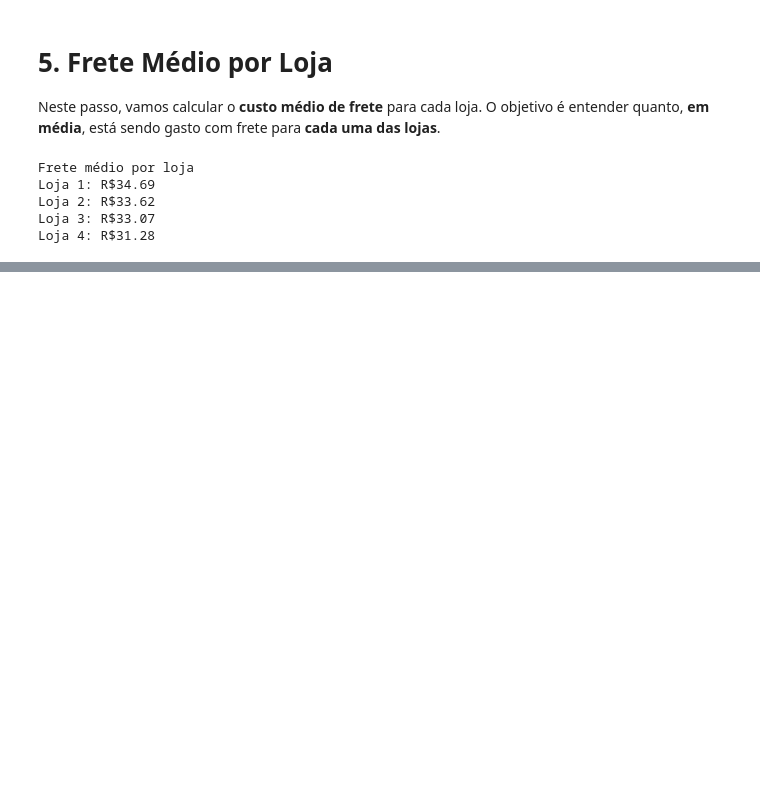
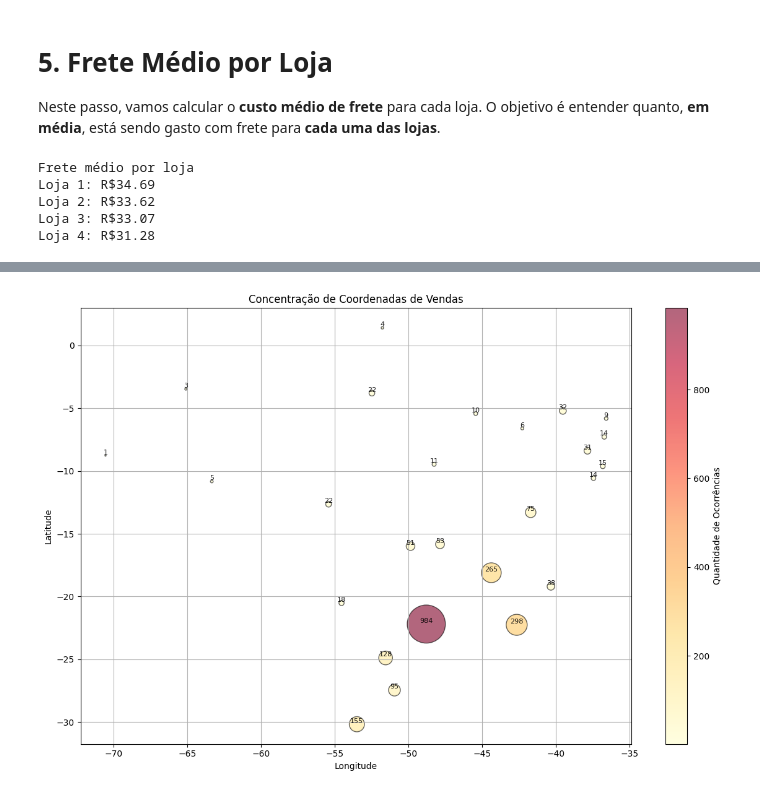
Before and after one commit to brunorm86/challenge1-data-science, a Jupyter notebook: AluraStoreBr.ipynb, the cells around one changed output, grey strips where cells are left out. Cells and saved outputs as stored; diff of their text form; code cells hidden in the pictures; blank space fills up the shorter version.

```diff
--- a/AluraStoreBr.ipynb
+++ b/AluraStoreBr.ipynb
@@ -435,0 +428,6 @@ Loja 4: R$31.28
+# %%
+latitudes = [loja["lat"].tolist() for loja in lojas]
+longitudes = [loja["lon"].tolist() for loja in lojas]
+
+latitudes = latitudes[0]
+longitudes = longitudes[0]
@@ -435,0 +441,44 @@ Loja 4: R$31.28
+# %%
+# Agrupar coordenadas repetidas
+coordenadas = list(zip(latitudes, longitudes))
+contagem = Counter(coordenadas)
+
+# Separar coordenadas únicas e suas frequências
+latitudes_unicas = [coord[0] for coord in contagem.keys()]
+longitudes_unicas = [coord[1] for coord in contagem.keys()]
+frequencias = [contagem[coord] for coord in contagem.keys()]
+
+# Criar o gráfico
+plt.figure(figsize=(12, 8))
+scatter = plt.scatter(
+    longitudes_unicas,
+    latitudes_unicas,
+    s=[f * 2 for f in frequencias],  # Ajuste o multiplicador conforme o visual
+    alpha=0.6,
+    edgecolors='k',
+    c=frequencias,
+    cmap='YlOrRd'
+)
+
+# Adicionar os valores de frequência em cada ponto
+for lon, lat, freq in zip(longitudes_unicas, latitudes_unicas, frequencias):
+    plt.text(
+        lon,
+        lat + 0.01,  # Deslocamento vertical para não sobrepor
+        str(freq),
+        fontsize=8,
+        ha='center',
+        va='bottom',
+        color='black',
+        alpha=0.9
+    )
+
+plt.colorbar(scatter, label='Quantidade de Ocorrências')
+plt.title('Concentração de Coordenadas de Vendas')
+plt.xlabel('Longitude')
+plt.ylabel('Latitude')
+plt.grid(True)
+plt.tight_layout()
+plt.show()
+# %% [output]
+[figure, added]
```
Also changed, not shown: parts of 13 cells of this notebook, 2 other files.
